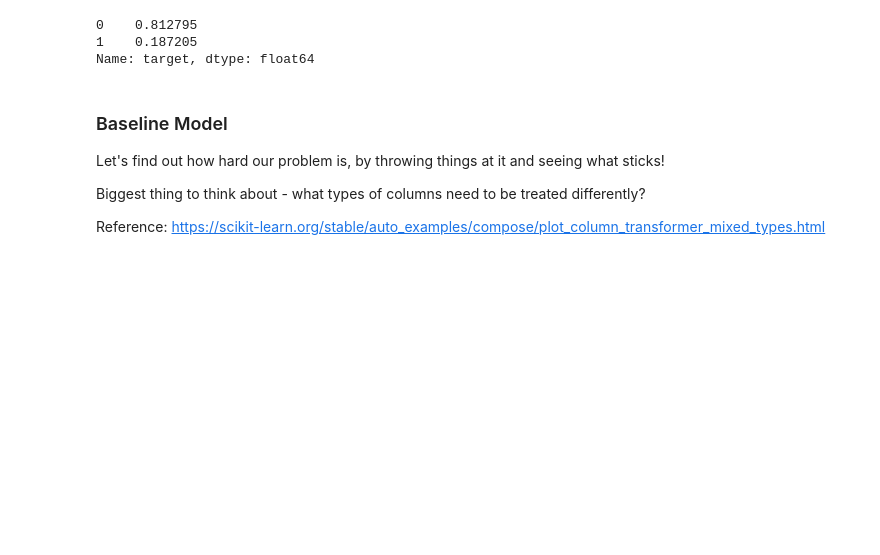
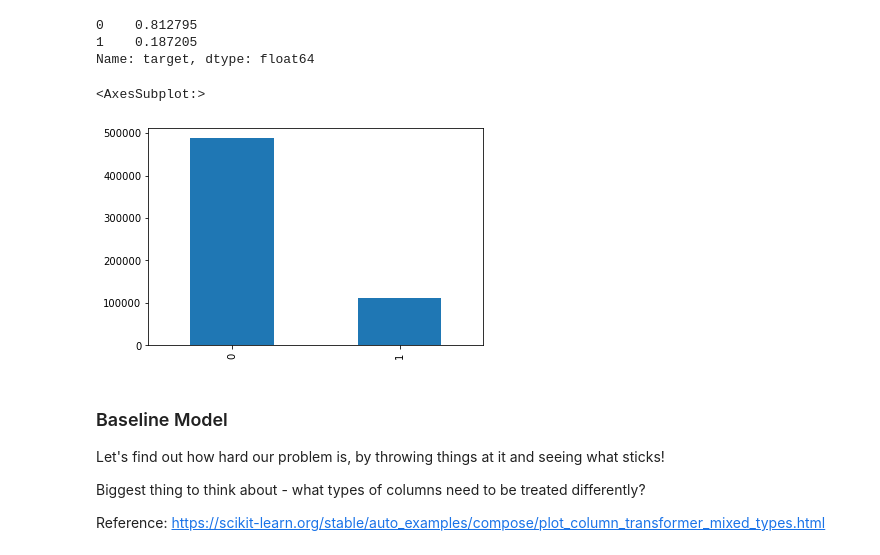
Before and after one commit to lindseyberlin/ds-lesson-hub, a Jupyter notebook: Phase3/PipelinesAndPhase3WrapUp/Pipelines-PlusPhase3WrapUp.ipynb, the cells around one changed output. Cells and saved outputs as stored; diff of their text form; code cells hidden in the pictures; blank space fills up the shorter version.

```diff
--- a/Phase3/PipelinesAndPhase3WrapUp/Pipelines-PlusPhase3WrapUp.ipynb
+++ b/Phase3/PipelinesAndPhase3WrapUp/Pipelines-PlusPhase3WrapUp.ipynb
@@ -125,6 +101,11 @@ df['target'].value_counts(normalize=True)
 0    0.812795
 1    0.187205
 Name: target, dtype: float64
+# %%
+df['target'].value_counts().plot(kind='bar')
+# %% [output]
+<AxesSubplot:>
+[figure, added]
 # %%
 # Define our X and y
 
```
Also changed, not shown: parts of 19 cells of this notebook.
